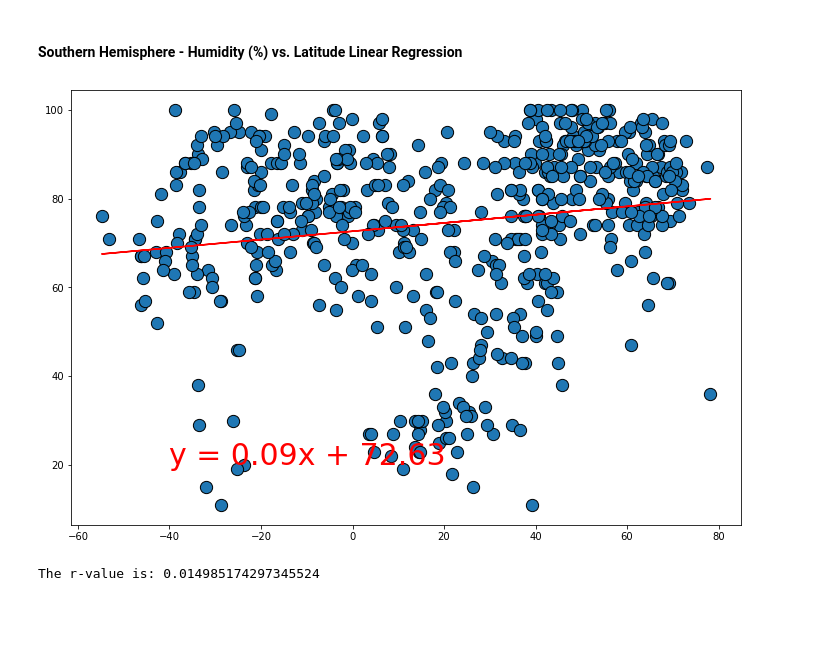
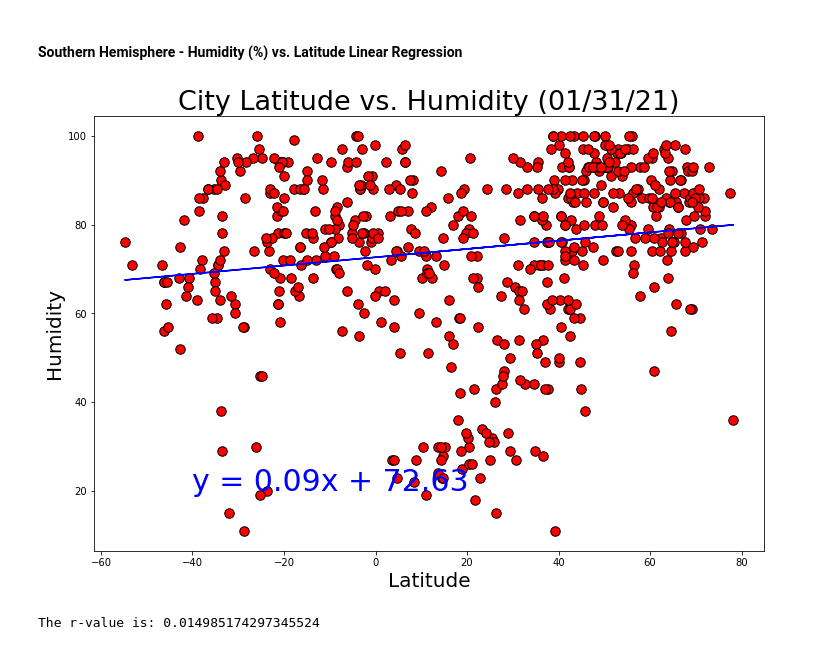
Before and after one commit to pete6184/WeatherPy_API_Weather_Data, a Jupyter notebook: WeatherPy/WeatherPy.ipynb, the cells around one changed output. Saved outputs shown, nothing was run; the diff lists cells and outputs as text; code cells hidden in the pictures; blank space fills up the shorter version.

```diff
--- a/WeatherPy/WeatherPy.ipynb
+++ b/WeatherPy/WeatherPy.ipynb
@@ -325,22 +351,28 @@ The r-value is: 0.000543987878808455
 # %%
 # create a scatter plot to show relationship between lattitude and humidity
 fig1, ax1 = plt.subplots(figsize=(12, 8))
 x_value = cities_df["Lat"]
 y_value = cities_df["Humidity"]
 
 (slope, intercept, rvalue, pvalue, stderr) = linregress(x_value, y_value)
 regress_values = x_value * slope + intercept
 
 line_eq = "y = " + str(round(slope, 2)) + "x + " + str(round(intercept, 2))
-plt.scatter(x_value, y_value, s=150, edgecolor="black")
+plt.scatter(x_value, y_value, s=90, c="r", edgecolor="k")
 # plot regression line
-plt.plot(x_value, regress_values, "r-")
+plt.plot(x_value, regress_values, "b-")
 # print equation in graph
-plt.annotate(line_eq, (-40,20), fontsize=30, color="red")
+plt.annotate(line_eq, (-40,20), fontsize=30, color="b")
+
+# label graph for readibility
+current_date = pd.to_datetime('today').date().strftime('%m/%d/%y')
+plt.title(f"City Latitude vs. Humidity ({current_date})", fontsize=27)
+plt.xlabel("Latitude", fontsize=20)
+plt.ylabel("Humidity (%)", fontsize=20)
 
 plt.show()
 # %% [output]
-[figure, old version]
+[figure, new version]
 # %%
 # %% [output]
 The r-value is: 0.014985174297345524
```
Also changed, not shown: parts of 12 cells of this notebook, 4 other files.
